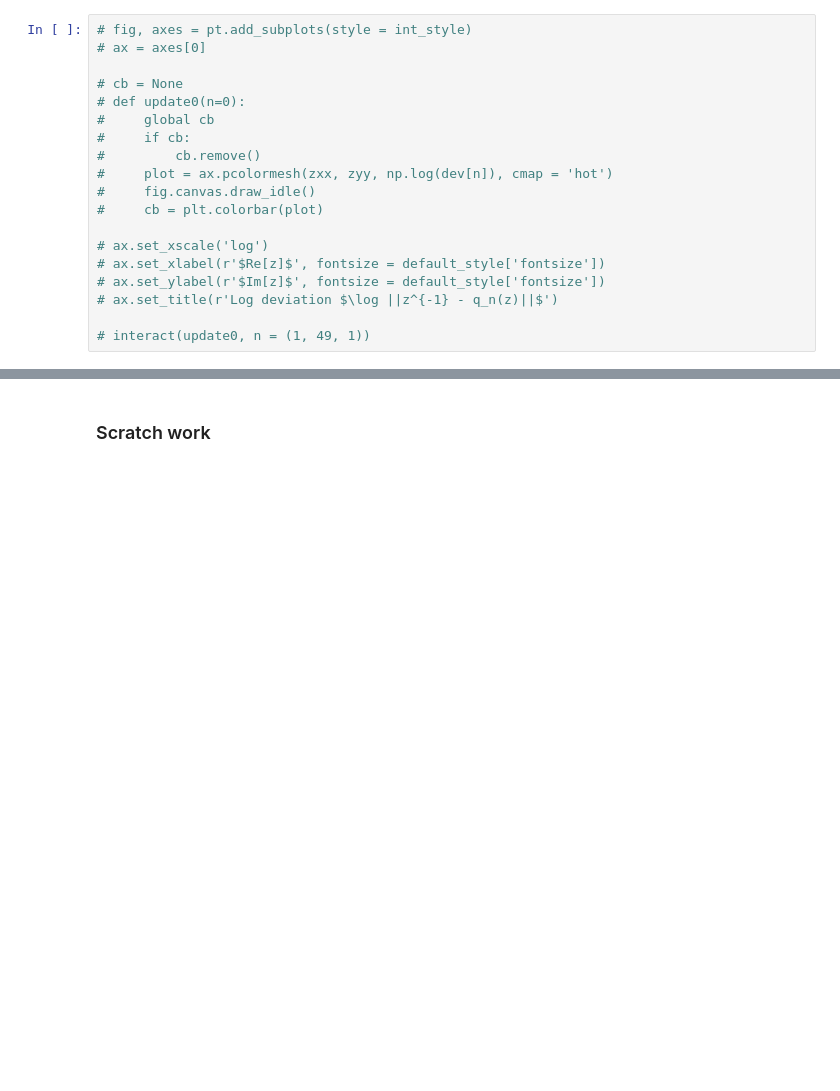
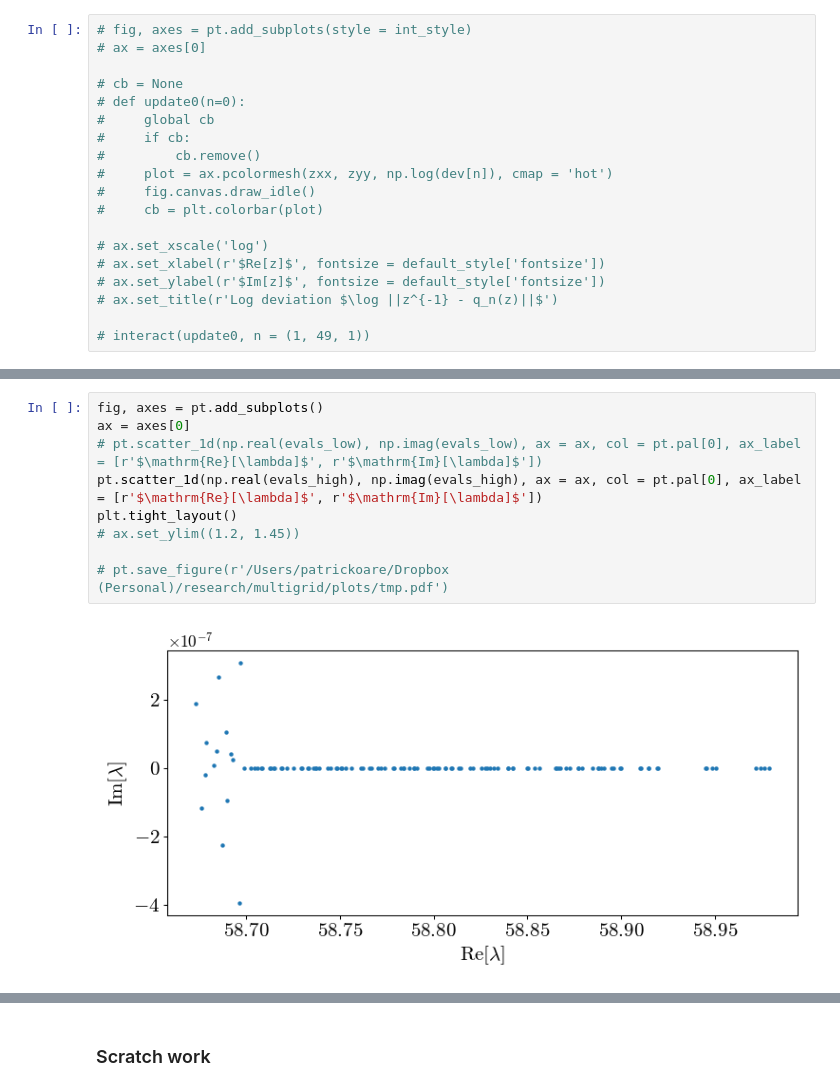
Before and after one commit to poare/lqcd, a Jupyter notebook: multigrid/python_scripts/plot_krylov_approx.ipynb, the cells around one changed output, grey strips where cells are left out. Drawn from its saved outputs; the diff is of its cells as text; blank space fills up the shorter version.

```diff
--- a/multigrid/python_scripts/plot_krylov_approx.ipynb
+++ b/multigrid/python_scripts/plot_krylov_approx.ipynb
@@ -465,3 +622,14 @@ circle = r * np.exp(1j*np.pi*tt)
+# %%
+fig, axes = pt.add_subplots()
+ax = axes[0]
+# pt.scatter_1d(np.real(evals_low), np.imag(evals_low), ax = ax, col = pt.pal[0], ax_label = [r'$\mathrm{Re}[\lambda]$', r'$\mathrm{Im}[\lambda]$'])
+pt.scatter_1d(np.real(evals_high), np.imag(evals_high), ax = ax, col = pt.pal[0], ax_label = [r'$\mathrm{Re}[\lambda]$', r'$\mathrm{Im}[\lambda]$'])
+plt.tight_layout()
+# ax.set_ylim((1.2, 1.45))
+
+# pt.save_figure(r'/Users/patrickoare/Dropbox (Personal)/research/multigrid/plots/tmp.pdf')
+# %% [output]
+[figure, added]
 # %%
 # CBAR_RNG = (None, None)
 CBAR_RNG = (None, 10)
```
Also changed, not shown: parts of 24 cells of this notebook, 6 other files.
